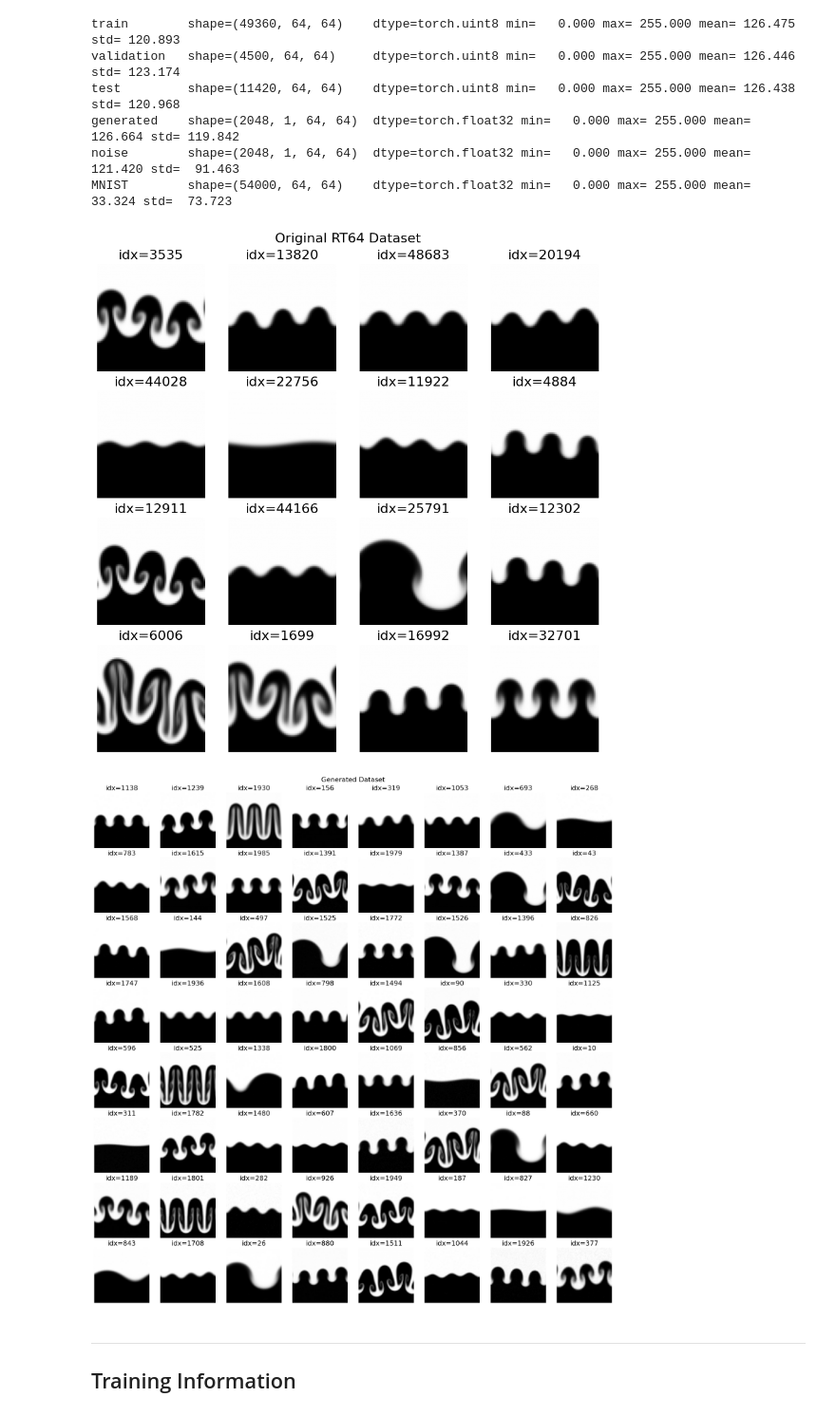
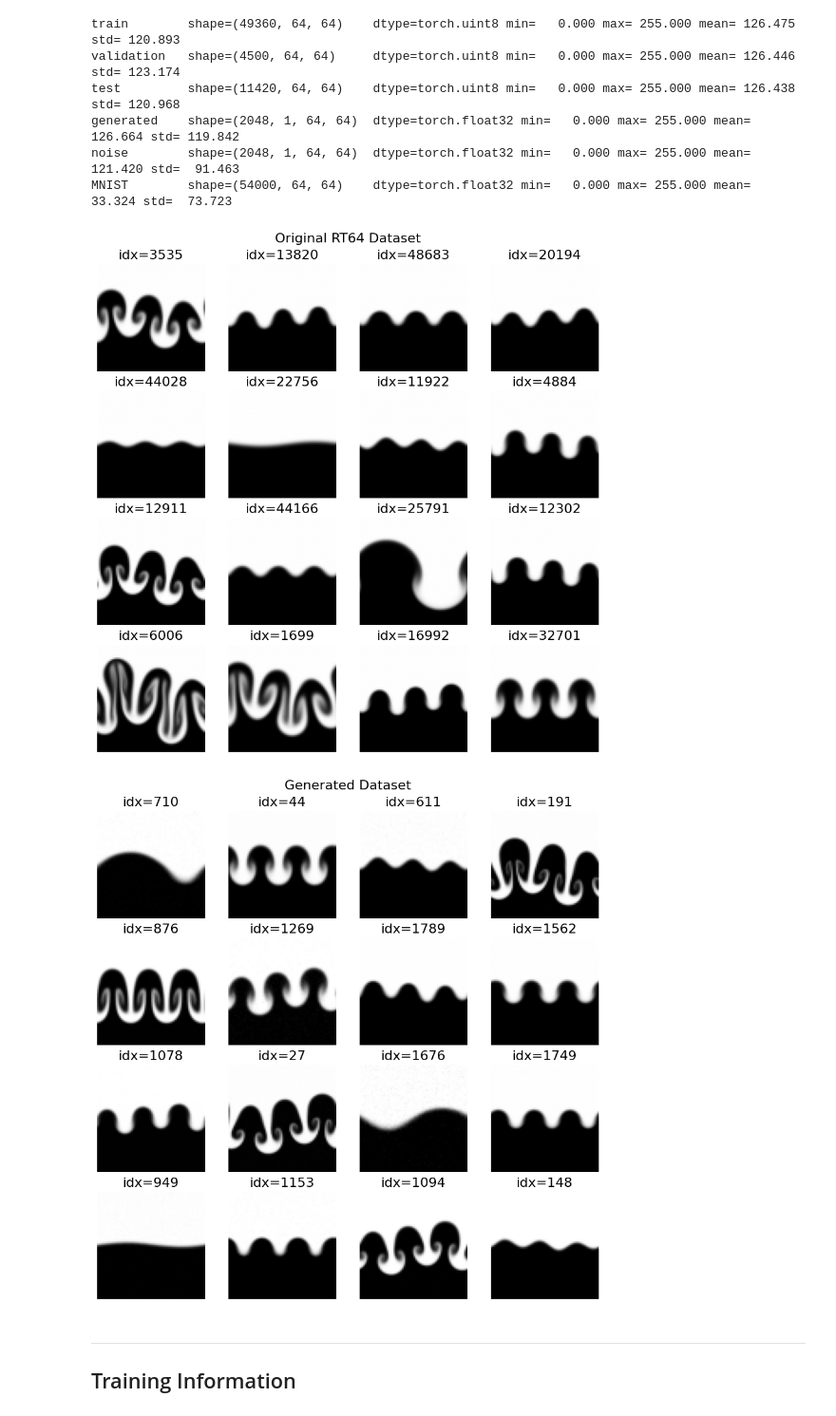
Before and after one commit to Samuel-Chapuis/Rayleigh-Taylor-Generative-Surrogate, a Jupyter notebook: analyse_reslutat/VisualisationPT.ipynb, the cells around one changed output. Shown at 95% size. Cells and saved outputs as stored; diff of their text form; code cells hidden in the pictures.

```diff
--- a/analyse_reslutat/VisualisationPT.ipynb
+++ b/analyse_reslutat/VisualisationPT.ipynb
@@ -170,11 +170,11 @@ generated    shape=(2048, 1, 64, 64)  dtype=torch.float32 min=   0.000 max= 255.
 noise        shape=(2048, 1, 64, 64)  dtype=torch.float32 min=   0.000 max= 255.000 mean= 121.420 std=  91.463
 MNIST        shape=(54000, 64, 64)    dtype=torch.float32 min=   0.000 max= 255.000 mean=  33.324 std=  73.723
 # %%
-show_grid(train_images, n=16, cols=4, save=False,cmap=CMAP, seed=20, save_path="original.png", title="Original RT64 Dataset", colorbar=False)
-show_grid(generated_dataset, n=64, cols=8, save=False, cmap=CMAP, seed=16, save_path="generated.png", title="Generated Dataset", colorbar=False)
+show_grid(train_images, n=16, cols=4, save=True,cmap=CMAP, seed=20, save_path="original.png", title="Original RT64 Dataset", colorbar=False)
+show_grid(generated_dataset, n=16, cols=4, save=True, cmap=CMAP, seed=16, save_path="generated.png", title="Generated Dataset", colorbar=False)
 # %% [output]
 [figure]
-[figure, old version]
+[figure, new version]
 # %% [markdown]
 ---
 ## Training Information
```
Also changed, not shown: parts of 6 cells of this notebook, 38 other files.
